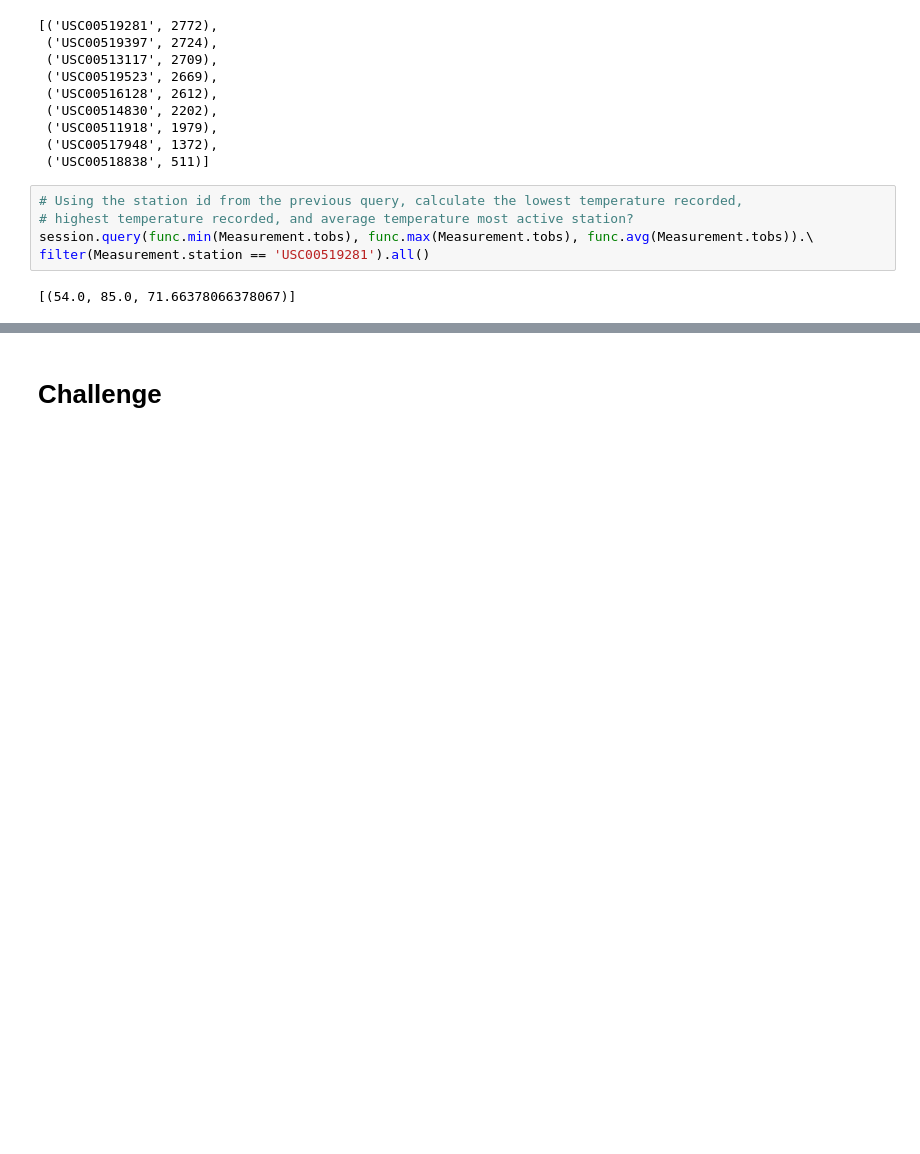
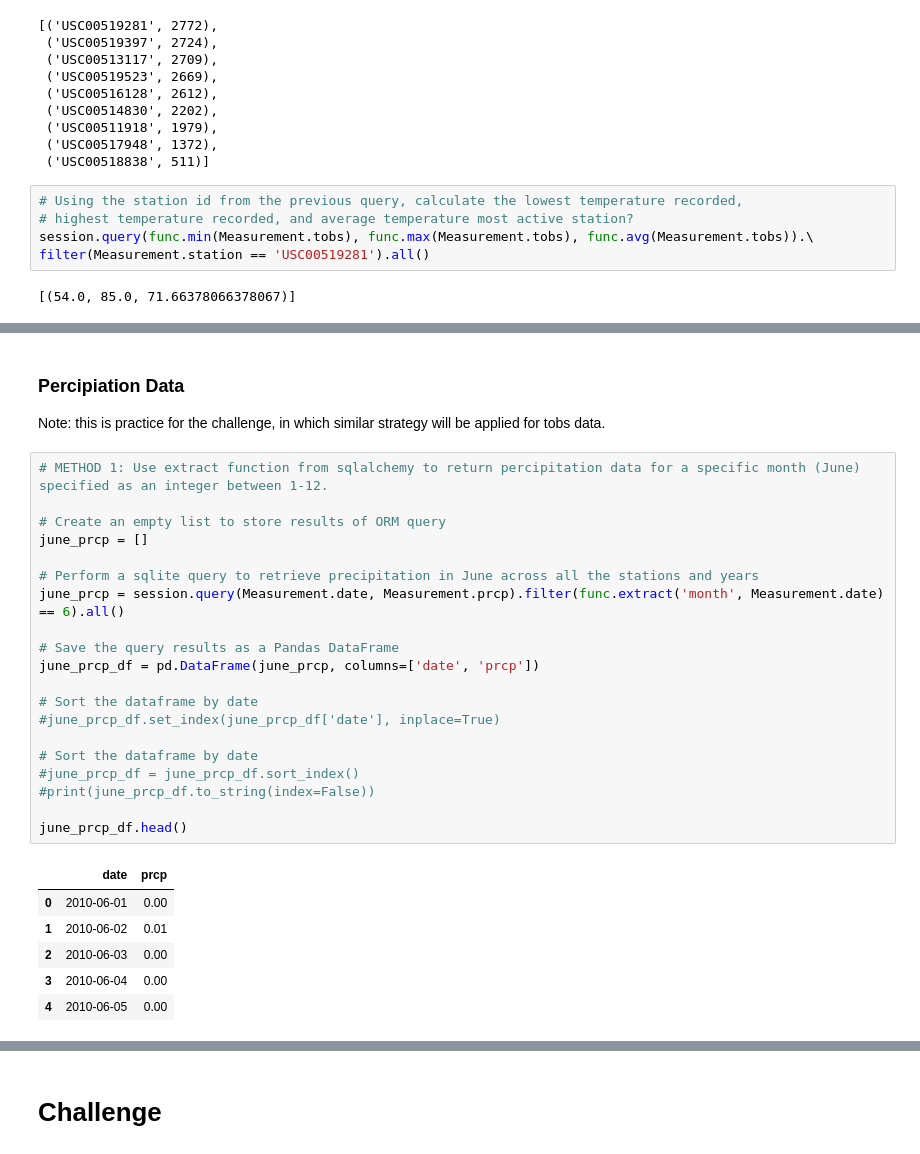
Before and after one commit to karenbennis/surfs_up, a Jupyter notebook: climate_analysis.ipynb, the cells around one changed output, grey strips where cells are left out. Drawn from its saved outputs; the diff is of its cells as text; blank space fills up the shorter version.

```diff
--- a/climate_analysis.ipynb
+++ b/climate_analysis.ipynb
@@ -158,0 +225,30 @@ plt.tight_layout()
+# %% [markdown]
+### Percipiation Data
+Note: this is practice for the challenge, in which similar strategy will be applied for tobs data.
+# %%
+# METHOD 1: Use extract function from sqlalchemy to return percipitation data for a specific month (June) specified as an integer between 1-12.
+
+# Create an empty list to store results of ORM query
+june_prcp = []
+
+# Perform a sqlite query to retrieve precipitation in June across all the stations and years
+june_prcp = session.query(Measurement.date, Measurement.prcp).filter(func.extract('month', Measurement.date) == 6).all()
+
+# Save the query results as a Pandas DataFrame
+june_prcp_df = pd.DataFrame(june_prcp, columns=['date', 'prcp'])
+
+# Sort the dataframe by date
+#june_prcp_df.set_index(june_prcp_df['date'], inplace=True)
+
+# Sort the dataframe by date
+#june_prcp_df = june_prcp_df.sort_index()
+#print(june_prcp_df.to_string(index=False))
+
+june_prcp_df.head()
+# %% [output]
+|  | date | prcp |
+| 0 | 2010-06-01 | 0.00 |
+| 1 | 2010-06-02 | 0.01 |
+| 2 | 2010-06-03 | 0.00 |
+| 3 | 2010-06-04 | 0.00 |
+| 4 | 2010-06-05 | 0.00 |
```
Also changed, not shown: parts of 28 cells of this notebook, 1 other file.
